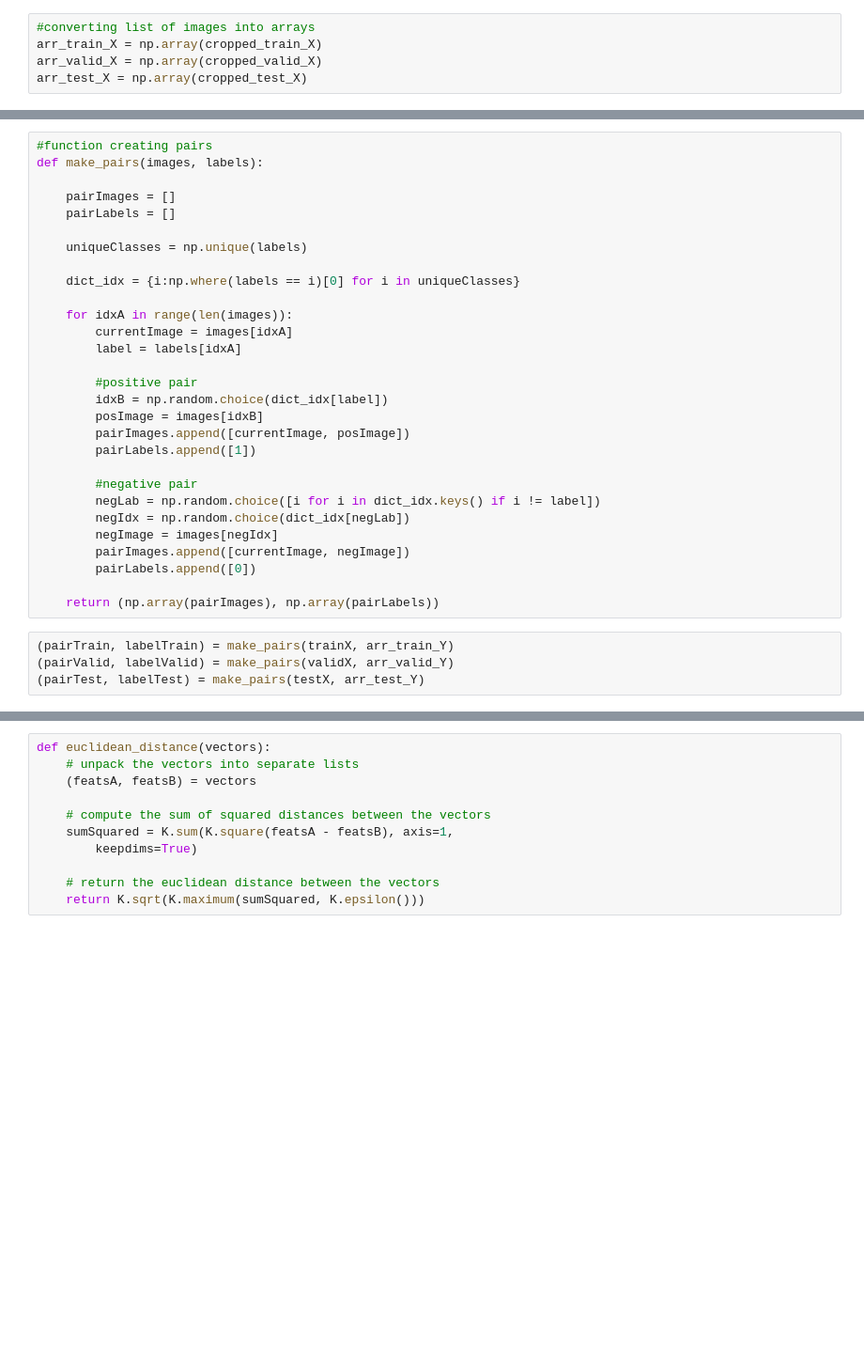
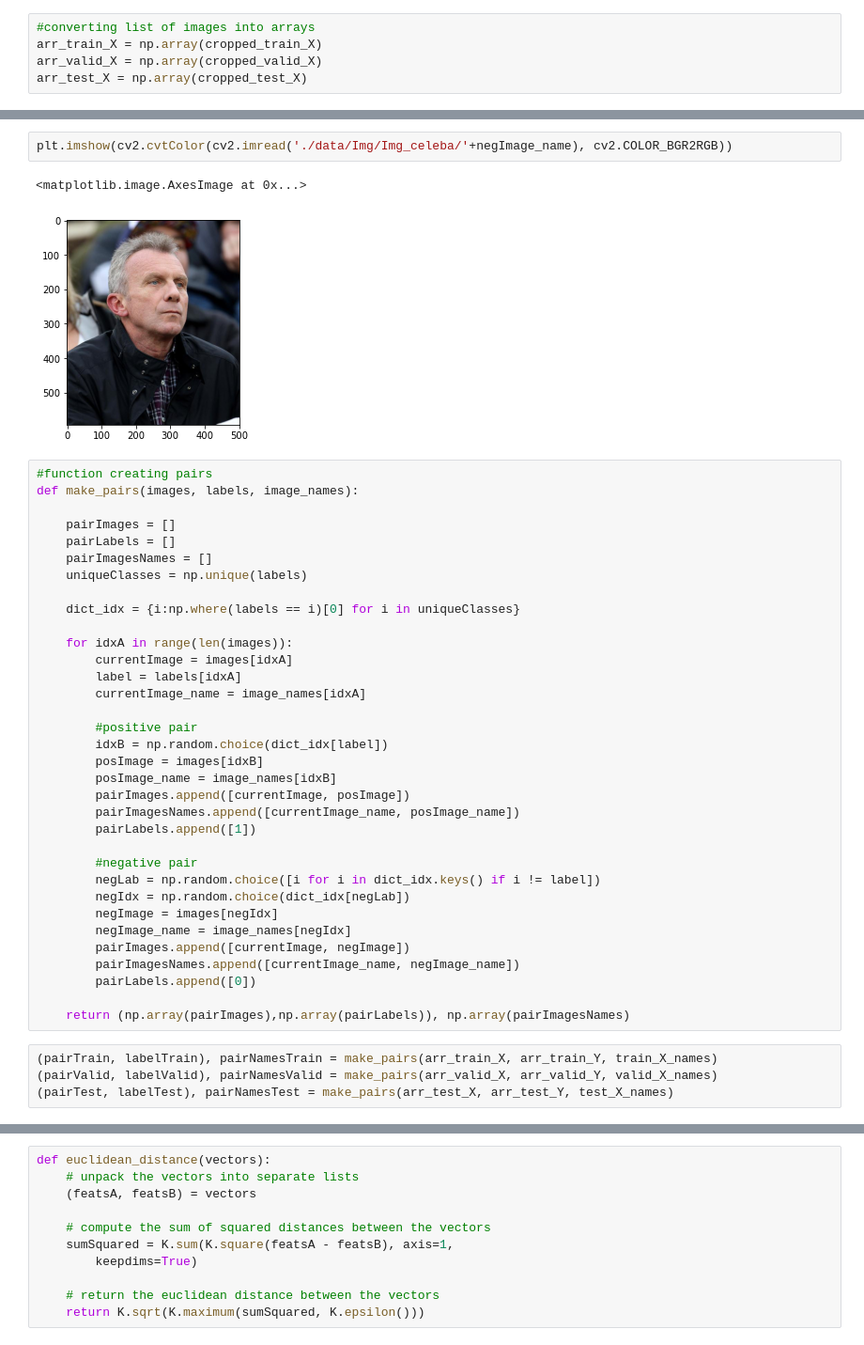
Before and after one commit to danielmalinovsky/python_facial_recognition, a Jupyter notebook: sprint5.ipynb, the cells around one changed output, grey strips where cells are left out. Shown: that part at 94% size. Drawn from its saved outputs; the diff is of its cells as text; blank space fills up the shorter version.

```diff
--- a/sprint5.ipynb
+++ b/sprint5.ipynb
@@ -227,10 +297,15 @@ arr_test_Y = np.array(final_test_Y)
+# %%
+plt.imshow(cv2.cvtColor(cv2.imread('./data/Img/Img_celeba/'+negImage_name), cv2.COLOR_BGR2RGB))
+# %% [output]
+<matplotlib.image.AxesImage at 0x...>
+[figure, added]
 # %%
 #function creating pairs
-def	make_pairs(images, labels):
+def	make_pairs(images, labels, image_names):
 
 	pairImages = []
 	pairLabels = []
-
+	pairImagesNames = []
 	uniqueClasses = np.unique(labels)
 
 	dict_idx = {i:np.where(labels == i)[0] for i in uniqueClasses}
@@ -238,22 +313,27 @@ def	make_pairs(images, labels):
 	for idxA in range(len(images)):
 		currentImage = images[idxA]
 		label = labels[idxA]
+		currentImage_name = image_names[idxA]
 
 		#positive pair
 		idxB = np.random.choice(dict_idx[label])
 		posImage = images[idxB]
+		posImage_name = image_names[idxB]
 		pairImages.append([currentImage, posImage])
+		pairImagesNames.append([currentImage_name, posImage_name])
 		pairLabels.append([1])
 
 		#negative pair
 		negLab = np.random.choice([i for i in dict_idx.keys() if i != label])
 		negIdx = np.random.choice(dict_idx[negLab])
 		negImage = images[negIdx]
+		negImage_name = image_names[negIdx]
 		pairImages.append([currentImage, negImage])
+		pairImagesNames.append([currentImage_name, negImage_name])
 		pairLabels.append([0])
 
-	return (np.array(pairImages), np.array(pairLabels))
+	return (np.array(pairImages),np.array(pairLabels)), np.array(pairImagesNames)
 # %%
-(pairTrain, labelTrain) = make_pairs(trainX, arr_train_Y)
-(pairValid, labelValid) = make_pairs(validX, arr_valid_Y)
-(pairTest, labelTest) = make_pairs(testX, arr_test_Y)
+(pairTrain, labelTrain), pairNamesTrain = make_pairs(arr_train_X, arr_train_Y, train_X_names)
+(pairValid, labelValid), pairNamesValid = make_pairs(arr_valid_X, arr_valid_Y, valid_X_names)
+(pairTest, labelTest), pairNamesTest = make_pairs(arr_test_X, arr_test_Y, test_X_names)
```
Also changed, not shown: parts of 33 cells of this notebook.
